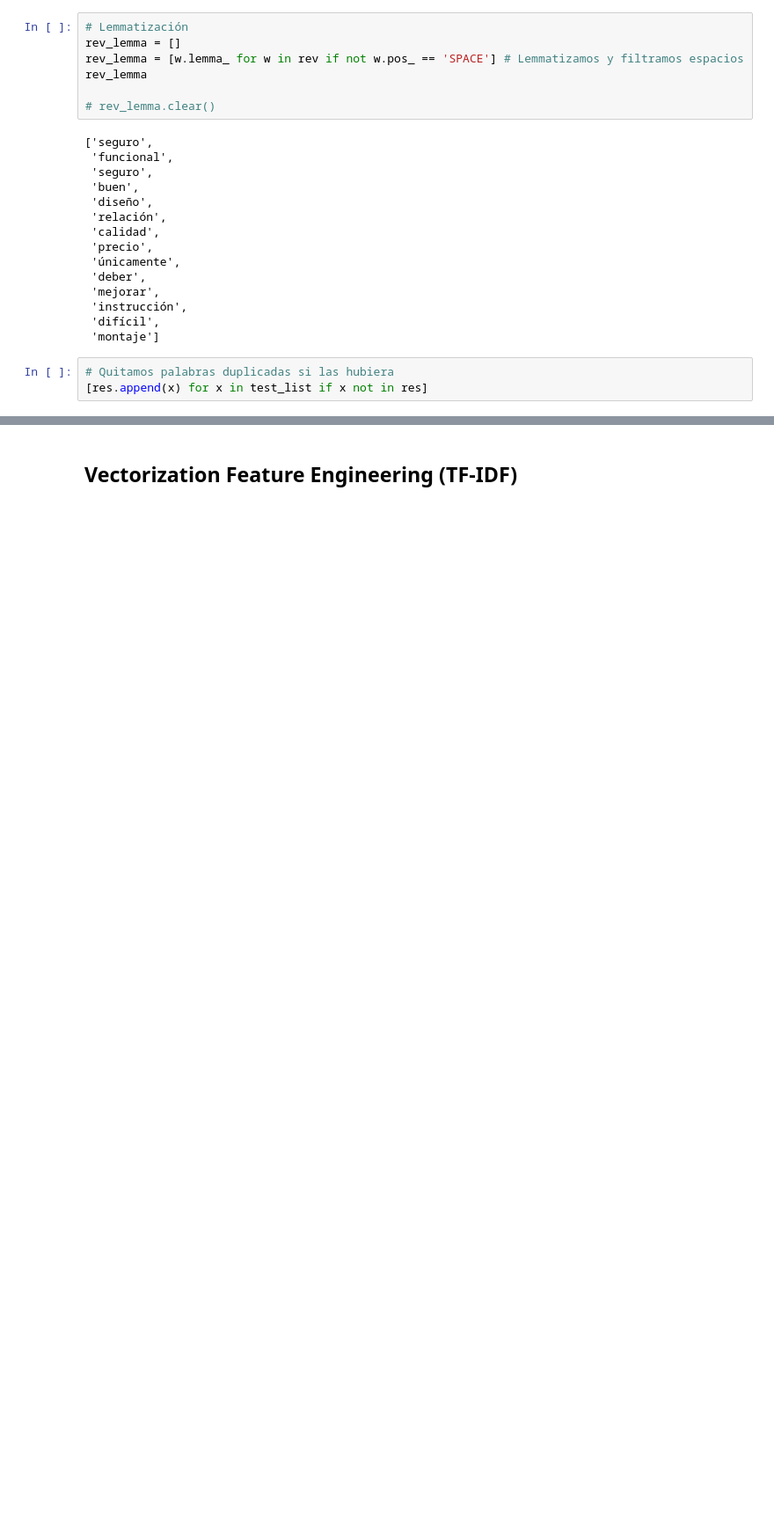
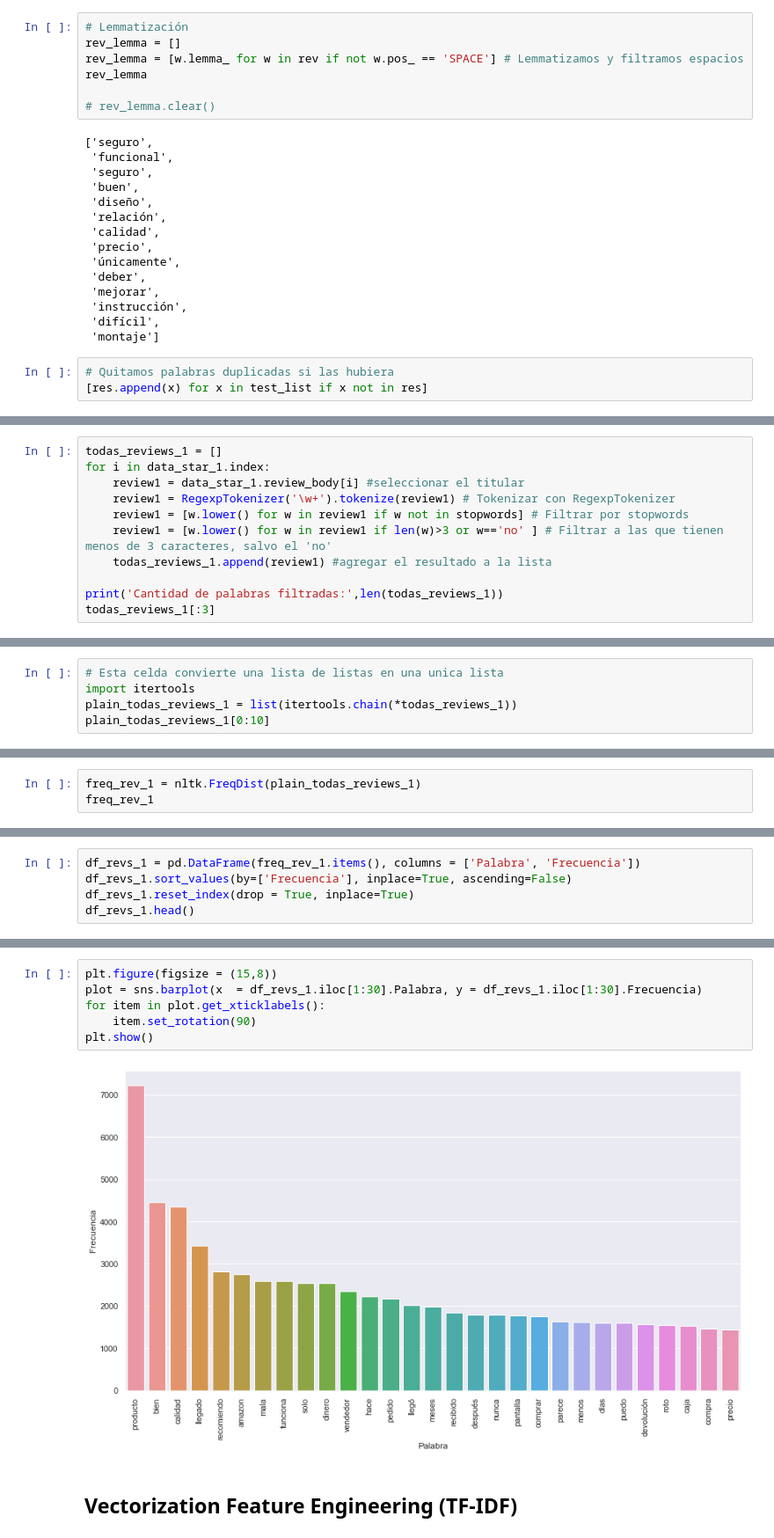
Before and after one commit to lusalmeron/Acamica-DS-Proyecto-3-NLP, a Jupyter notebook: Proyecto_3.ipynb, the cells around one changed output, grey strips where cells are left out. Shown at 88% size. Drawn from its saved outputs; the diff is of its cells as text; blank space fills up the shorter version.

Commit message:
Análisis de frecuencia de palabras

```diff
--- a/Proyecto_3.ipynb
+++ b/Proyecto_3.ipynb
@@ -330,0 +349,11 @@ chavon  -  chavon  -  ADV
+# %%
+todas_reviews_1 = []
+for i in data_star_1.index:
+    review1 = data_star_1.review_body[i] #seleccionar el titular
+    review1 = RegexpTokenizer('\w+').tokenize(review1) # Tokenizar con RegexpTokenizer
+    review1 = [w.lower() for w in review1 if w not in stopwords] # Filtrar por stopwords
+    review1 = [w.lower() for w in review1 if len(w)>3 or w=='no' ] # Filtrar a las que tienen menos de 3 caracteres, salvo el 'no'
+    todas_reviews_1.append(review1) #agregar el resultado a la lista
+
+print('Cantidad de palabras filtradas:',len(todas_reviews_1))
+todas_reviews_1[:3]
@@ -330,0 +379,5 @@ chavon  -  chavon  -  ADV
+# %%
+# Esta celda convierte una lista de listas en una unica lista
+import itertools
+plain_todas_reviews_1 = list(itertools.chain(*todas_reviews_1))
+plain_todas_reviews_1[0:10]
@@ -330,0 +395,3 @@ chavon  -  chavon  -  ADV
+# %%
+freq_rev_1 = nltk.FreqDist(plain_todas_reviews_1)
+freq_rev_1
@@ -330,0 +404,5 @@ chavon  -  chavon  -  ADV
+# %%
+df_revs_1 = pd.DataFrame(freq_rev_1.items(), columns = ['Palabra', 'Frecuencia'])
+df_revs_1.sort_values(by=['Frecuencia'], inplace=True, ascending=False)
+df_revs_1.reset_index(drop = True, inplace=True)
+df_revs_1.head()
@@ -331,3 +432,11 @@ chavon  -  chavon  -  ADV
+# %%
+plt.figure(figsize = (15,8))
+plot = sns.barplot(x  = df_revs_1.iloc[1:30].Palabra, y = df_revs_1.iloc[1:30].Frecuencia)
+for item in plot.get_xticklabels():
+    item.set_rotation(90)
+plt.show()
+# %% [output]
+[figure, added]
 # %% [markdown]
 ## Vectorization Feature Engineering (TF-IDF)
 # %%
```
Also changed, not shown: parts of 31 cells of this notebook, 1 other file.
